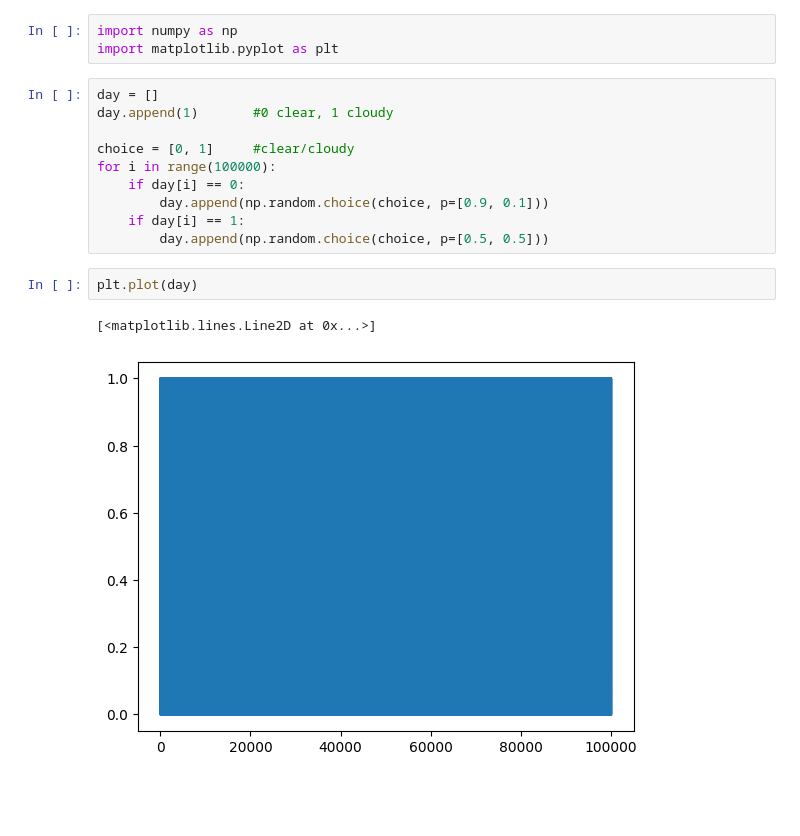
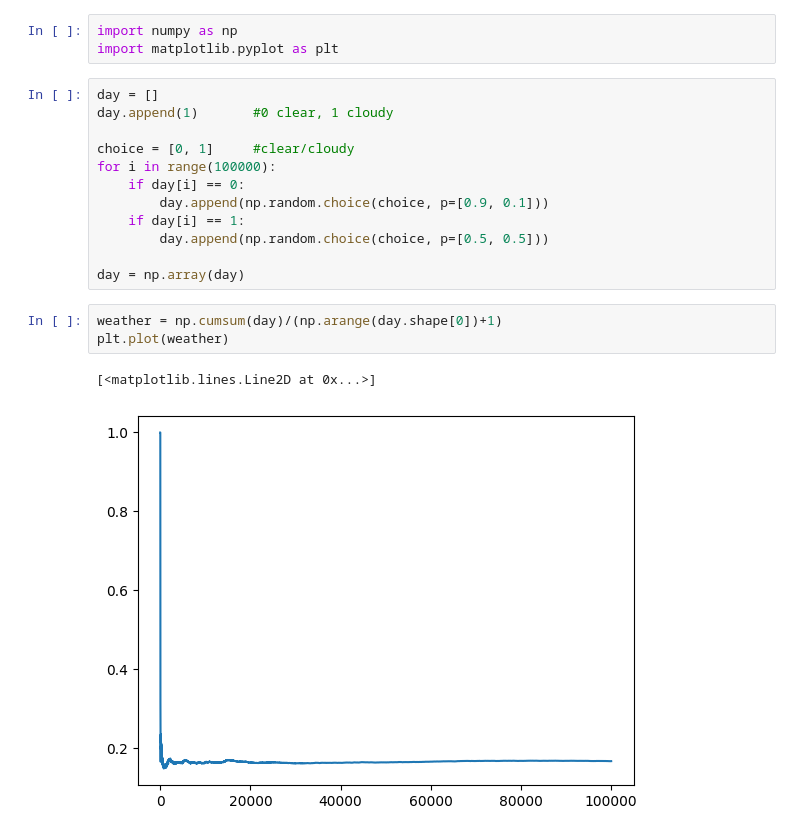
Before and after one commit to Diego-Albano/astrostatistics_bicocca_2024, a Jupyter notebook: working/W10/W10-01.ipynb, the cells around one changed output. Drawn from its saved outputs; the diff is of its cells as text; blank space fills up the shorter version.

```diff
--- a/working/W10/W10-01.ipynb
+++ b/working/W10/W10-01.ipynb
@@ -11,8 +11,11 @@ for i in range(100000):
         day.append(np.random.choice(choice, p=[0.9, 0.1]))
     if day[i] == 1:
         day.append(np.random.choice(choice, p=[0.5, 0.5]))
+
+day = np.array(day)
-# %%
-plt.plot(day)
-# %% [output]
-[<matplotlib.lines.Line2D at 0x...>]
-[figure, removed]
+# %%
+weather = np.cumsum(day)/(np.arange(day.shape[0])+1)
+plt.plot(weather)
+# %% [output]
+[<matplotlib.lines.Line2D at 0x...>]
+[figure, added]
```
Also changed, not shown: parts of 2 cells of this notebook, 2 other files.
